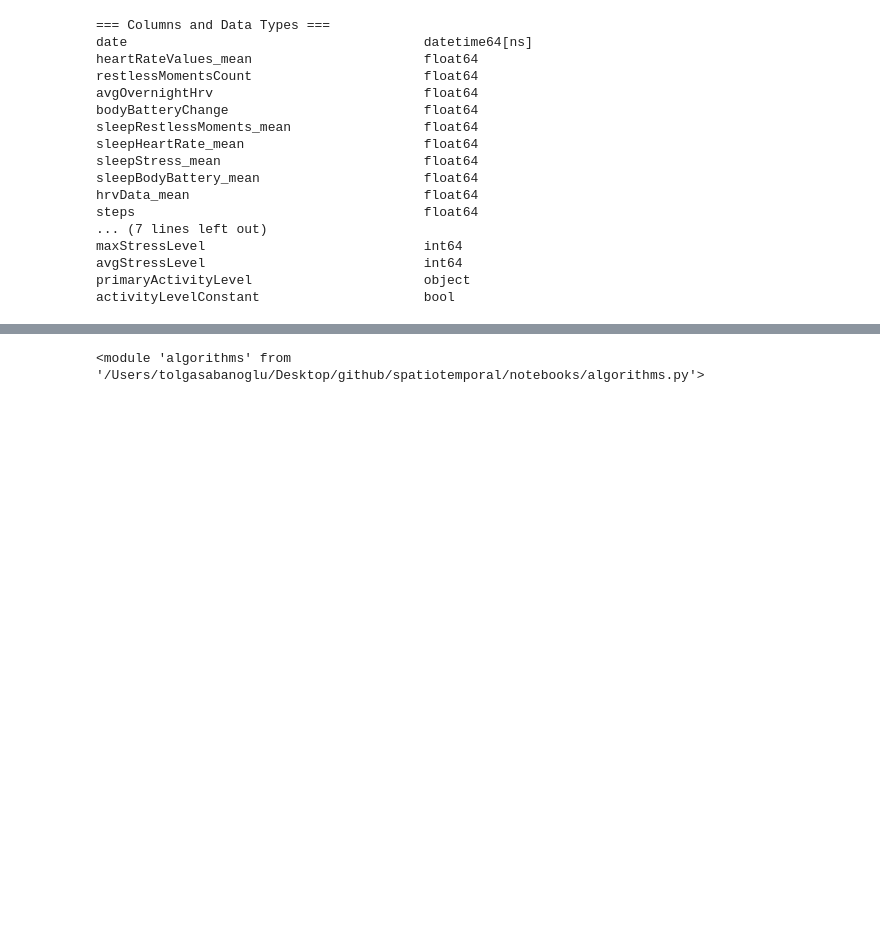
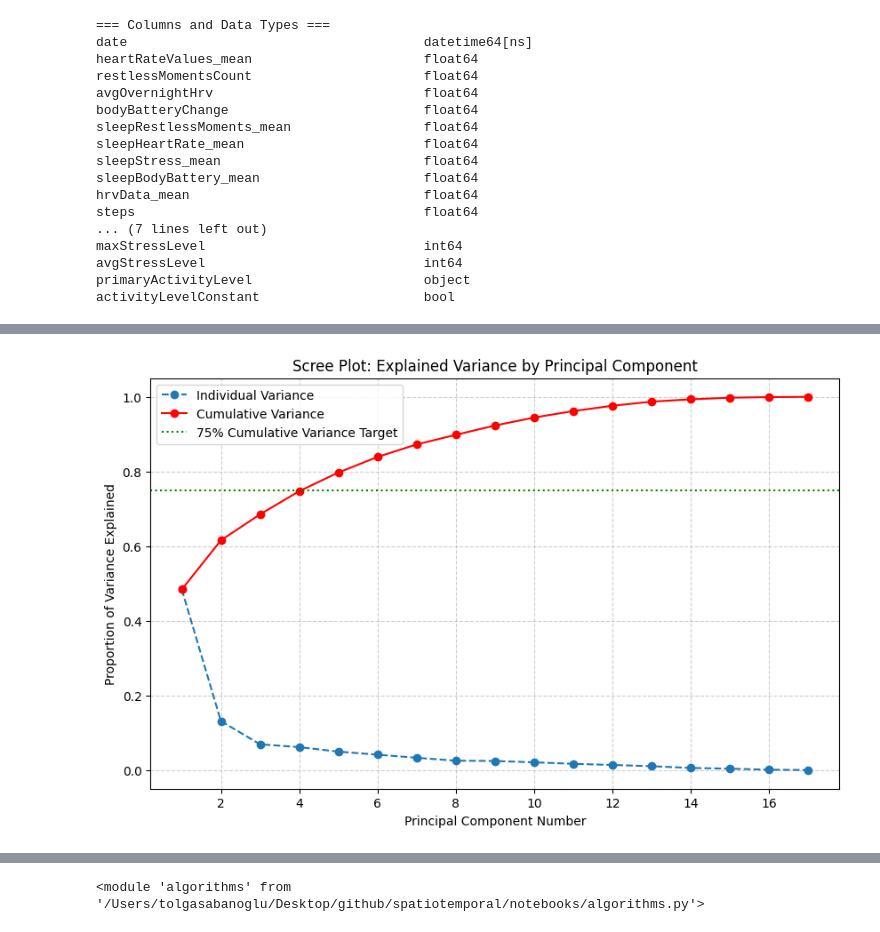
Before and after one commit to tolgasabanoglu/spatiotemporal, a Jupyter notebook: notebooks/analysis.ipynb, the cells around one changed output, grey strips where cells are left out. Drawn from its saved outputs; the diff is of its cells as text; code cells hidden in the pictures; blank space fills up the shorter version.

```diff
--- a/notebooks/analysis.ipynb
+++ b/notebooks/analysis.ipynb
@@ -473,0 +412,91 @@ else:
+# %%
+import pandas as pd
+import numpy as np
+from sklearn.preprocessing import StandardScaler
+from sklearn.decomposition import PCA
+import matplotlib.pyplot as plt
+
+# --- 1. MOCK DATA GENERATION ---
+# NOTE: The mock data generation section has been removed as the DataFrame is already loaded.
+
+# --- 2. DATA PREPARATION ---
+
+# Separate the potential response variable (Y) from the predictors (X)
+Y = merged_daily_agg['avgStressLevel']
+
+# The TypeError indicates non-numeric columns (like Date/ID) are present.
+# We explicitly select only numeric columns for PCA and standardization.
+# We also drop the target variable 'avgStressLevel'.
+X = merged_daily_agg.drop(columns=['avgStressLevel'], errors='ignore')
+X = X.select_dtypes(include=np.number)
+feature_names = X.columns
+
+print(f"\nAnalyzing {len(feature_names)} numeric features...")
+
+# Standardize the features (Mean=0, StdDev=1)
+# This is crucial for PCA as it's sensitive to scale.
+scaler = StandardScaler()
+X_scaled = scaler.fit_transform(X)
+
+# --- 3. APPLY PCA ---
+
+# Instantiate PCA (using None means we keep all components initially)
+pca = PCA(n_components=None)
+pca.fit(X_scaled)
+X_pca = pca.transform(X_scaled)
+
+# --- 4. EXPLAINED VARIANCE (SCREE PLOT) ---
+
+explained_variance_ratio = pca.explained_variance_ratio_
+cumulative_variance = np.cumsum(explained_variance_ratio)
+
+print("\n--- Explained Variance Ratio ---")
+for i, (evr, cv) in enumerate(zip(explained_variance_ratio[:5], cumulative_variance[:5])):
+    print(f"PC {i+1}: {evr*100:.2f}% variance explained (Cumulative: {cv*100:.2f}%)")
+print("...")
+
+# Plotting the Scree Plot
+plt.figure(figsize=(10, 6))
+plt.plot(range(1, len(explained_variance_ratio) + 1), explained_variance_ratio, marker='o', linestyle='--', label='Individual Variance')
+plt.plot(range(1, len(explained_variance_ratio) + 1), cumulative_variance, marker='o', linestyle='-', color='red', label='Cumulative Variance')
+plt.title('Scree Plot: Explained Variance by Principal Component')
+plt.xlabel('Principal Component Number')
+plt.ylabel('Proportion of Variance Explained')
+plt.grid(True, linestyle='--', alpha=0.6)
+plt.axhline(y=0.75, color='green', linestyle=':', label='75% Cumulative Variance Target')
+plt.legend()
+plt.show() #
+
+# --- 5. INTERPRETATION: FEATURE LOADINGS ---
+
+# Create a DataFrame for easier inspection of loadings
+# The loadings (or components) show how much each original feature contributes to the new PC.
+loadings = pd.DataFrame(
+    pca.components_.T,
+    columns=[f'PC {i+1}' for i in range(X_pca.shape[1])],
+    index=feature_names
+)
+
+print("\n--- Component Loadings (Focus on PC1 and PC2) ---")
+print("Interpretation Key:")
+print(" - A large POSITIVE loading means the feature contributes heavily to the PC in a positive direction.")
+print(" - A large NEGATIVE loading means the feature contributes heavily to the PC in a negative direction.")
+print(" - Values near 0 mean the feature has little influence on that PC.")
+print("-" * 50)
+
+# Display the top features driving the first two principal components
+# We use .round(3) for cleaner output.
+print(loadings[['PC 1', 'PC 2']].sort_values(by='PC 1', ascending=False).round(3))
+
+# --- 6. OPTIONAL: VISUALIZING THE DATA IN 2D ---
+
+# Scatter plot of the first two components
+plt.figure(figsize=(10, 8))
+plt.scatter(X_pca[:, 0], X_pca[:, 1], c=Y, cmap='viridis', alpha=0.7)
+plt.colorbar(label='avgStressLevel (Color-Coded)')
+plt.title('Data Projected onto PC1 and PC2')
+plt.xlabel('Principal Component 1')
+plt.ylabel('Principal Component 2')
+plt.grid(True, linestyle='--', alpha=0.6)
+plt.show() #
+# %% [output]
@@ -473,0 +512 @@ else:
+[figure, added]
```
Also changed, not shown: parts of 23 cells of this notebook, 1 other file.
